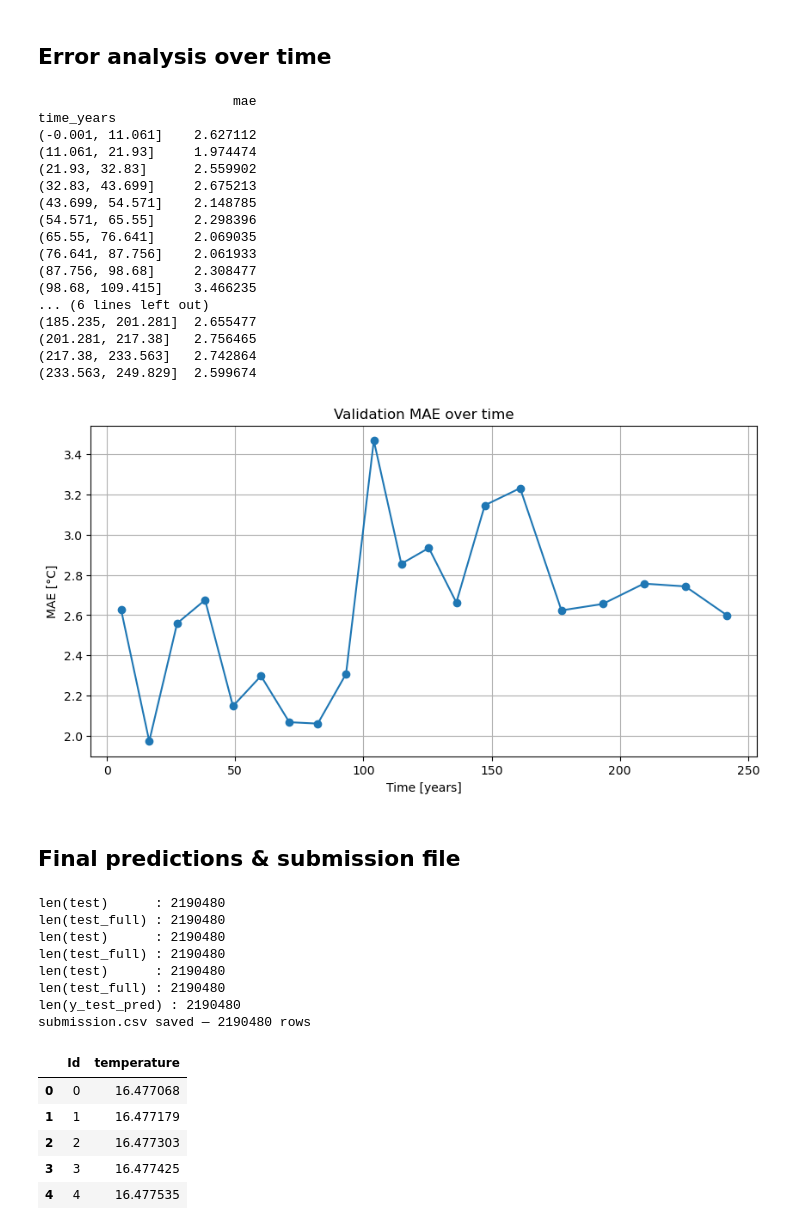
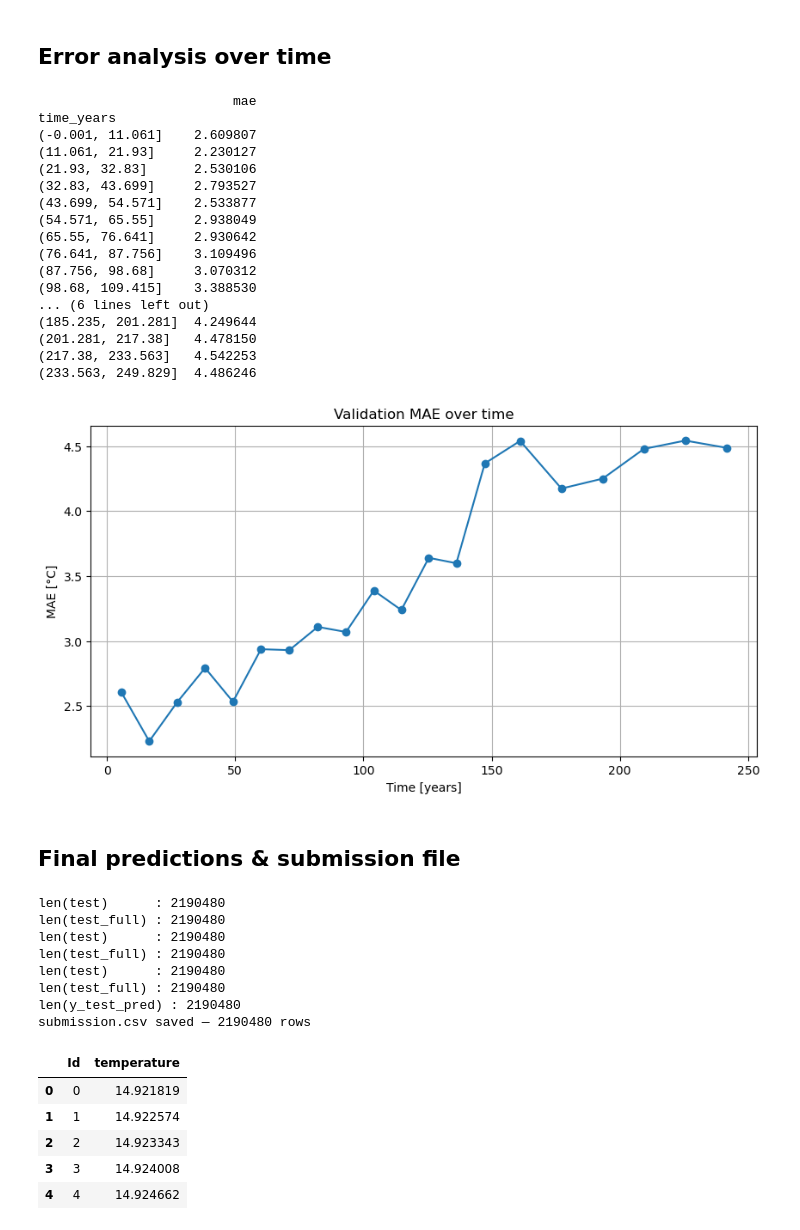
Before and after one commit to NourNaja-leb/IntroML-2026, a Jupyter notebook: ml_project/train_nn_v1-Copy4.ipynb, the cells around one changed output. Saved outputs shown, nothing was run; the diff lists cells and outputs as text; code cells hidden in the pictures.

```diff
--- a/ml_project/train_nn_v1-Copy4.ipynb
+++ b/ml_project/train_nn_v1-Copy4.ipynb
@@ -25,7 +23,7 @@ Error:
 # %%
-train = pd.read_parquet("train.parquet")
-test = pd.read_parquet("test.parquet")
-sensors = pd.read_parquet("sensors.parquet")
+train = pd.read_parquet("data/train.parquet")
+test = pd.read_parquet("data/test.parquet")
+sensors = pd.read_parquet("data/sensors.parquet")
 # %% [markdown]
 ## Merge sensor positions into train data
 # %%
@@ -815,14 +813,17 @@ class TemperatureNN(nn.Module):
         self.network = nn.Sequential(
             nn.Linear(input_dim, 64),
             nn.ReLU(),
+            nn.Dropout(p=0.2),    # ← ajouté
 
             nn.Linear(64, 64),
             nn.ReLU(),
+            nn.Dropout(p=0.2),    # ← ajouté
 
             nn.Linear(64, 32),
             nn.ReLU(),
+            nn.Dropout(p=0.1),    # ← ajouté
 
-            nn.Linear(32, 1)   # output lineare: temperatura normalizzata
+            nn.Linear(32, 1)
         )
 
     def forward(self, x):
@@ -875,14 +876,14 @@ loss_fn = nn.HuberLoss(delta=1.0)
 
 optimizer = torch.optim.AdamW(
     model.parameters(),
-    lr=1e-3,
-    weight_decay=1e-4
+    lr=1e-4,
+    weight_decay=1e-3
 )
 # %% [markdown]
 ## Training loop
 # %%
 batch_size = 65536
-num_epochs = 100
+num_epochs = 15
 
 # Early stopping
 best_val_loss = float("inf")
@@ -1085,21 +1086,21 @@ print(time_error)
 # %% [output]
                          mae
 time_years
-(-0.001, 11.061]    2.627112
-(11.061, 21.93]     1.974474
-(21.93, 32.83]      2.559902
-(32.83, 43.699]     2.675213
-(43.699, 54.571]    2.148785
-(54.571, 65.55]     2.298396
-(65.55, 76.641]     2.069035
-(76.641, 87.756]    2.061933
-(87.756, 98.68]     2.308477
-(98.68, 109.415]    3.466235
+(-0.001, 11.061]    2.609807
+(11.061, 21.93]     2.230127
+(21.93, 32.83]      2.530106
+(32.83, 43.699]     2.793527
+(43.699, 54.571]    2.533877
+(54.571, 65.55]     2.938049
+(65.55, 76.641]     2.930642
+(76.641, 87.756]    3.109496
+(87.756, 98.68]     3.070312
+(98.68, 109.415]    3.388530
 ... (6 lines left out)
-(185.235, 201.281]  2.655477
-(201.281, 217.38]   2.756465
-(217.38, 233.563]   2.742864
-(233.563, 249.829]  2.599674
+(185.235, 201.281]  4.249644
+(201.281, 217.38]   4.478150
+(217.38, 233.563]   4.542253
+(233.563, 249.829]  4.486246
 # %%
 time_error = time_error.reset_index()
 time_error["time_mid"] = time_error["time_years"].apply(lambda x: x.mid)
@@ -1112,7 +1113,7 @@ plt.title("Validation MAE over time")
 plt.grid(True)
 plt.show()
 # %% [output]
-[figure, old version]
+[figure, new version]
 # %% [markdown]
 ## Final predictions & submission file
 # %%
@@ -1121,8 +1122,8 @@ plt.show()
 # ============================================================
 
 # Recharger test proprement
-test = pd.read_parquet("test.parquet")
-sensors_df = pd.read_parquet("sensors.parquet")
+test = pd.read_parquet("data/test.parquet")
+sensors_df = pd.read_parquet("data/sensors.parquet")
 sensors_df = sensors_df.drop_duplicates(subset='sensor', keep='first')
 
 # Merge
@@ -1174,35 +1175,35 @@ with torch.no_grad():
     y_test_pred_norm = model(X_test_tensor).cpu().numpy()
 
 y_test_pred = scaler_y.inverse_transform(y_test_pred_norm).ravel()
 
 print(f'len(y_test_pred) : {len(y_test_pred)}')
 
 # Submission
 submission = pd.DataFrame({
     'Id': np.arange(len(test), dtype=int),
     'temperature': y_test_pred.astype(float)
 })
 
 assert list(submission.columns) == ['Id', 'temperature']
 assert len(submission) == len(test)
 assert np.isfinite(submission['temperature']).all()
 assert submission.isna().sum().sum() == 0
 
 submission.to_csv('submission.csv', index=False)
 print(f'submission.csv saved — {len(submission)} rows')
 display(submission.head())
 # %% [output]
 len(test)      : 2190480
 len(test_full) : 2190480
 len(test)      : 2190480
 len(test_full) : 2190480
 len(test)      : 2190480
 len(test_full) : 2190480
 len(y_test_pred) : 2190480
 submission.csv saved — 2190480 rows
 |  | Id | temperature |
-| 0 | 0 | 16.477068 |
-| 1 | 1 | 16.477179 |
-| 2 | 2 | 16.477303 |
-| 3 | 3 | 16.477425 |
-| 4 | 4 | 16.477535 |
+| 0 | 0 | 14.921819 |
+| 1 | 1 | 14.922574 |
+| 2 | 2 | 14.923343 |
+| 3 | 3 | 14.924008 |
+| 4 | 4 | 14.924662 |
```
Also changed, not shown: parts of 7 cells of this notebook, 2 other files.
